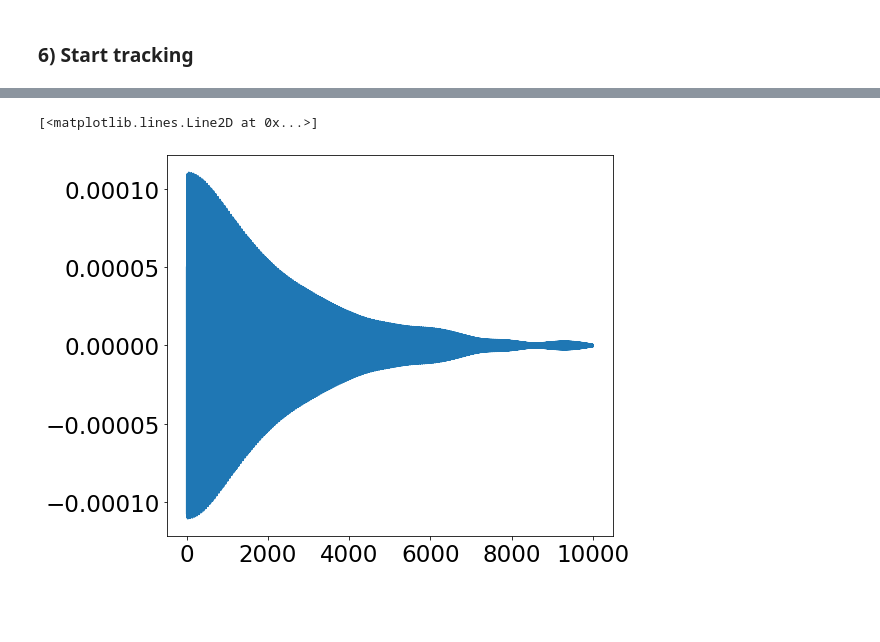
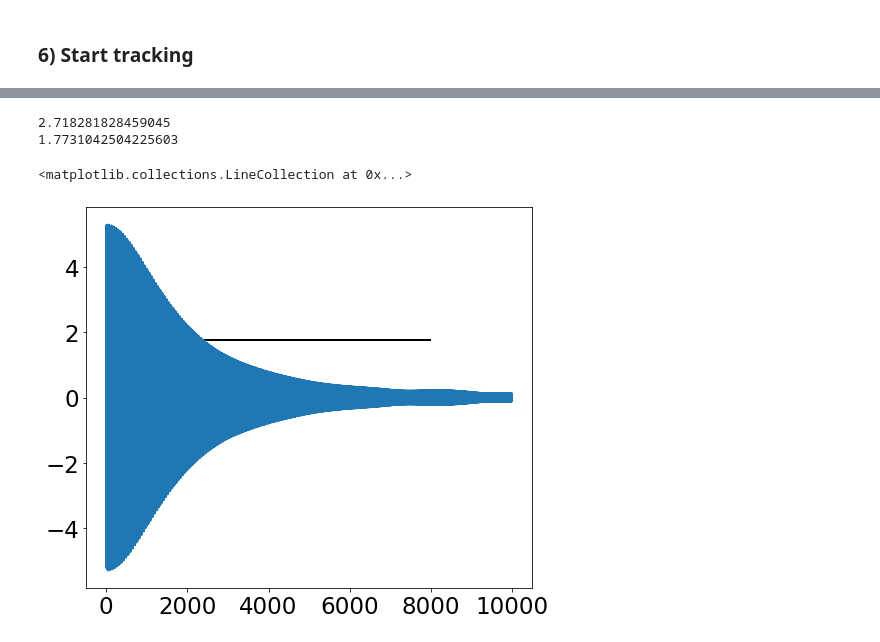
Before and after one commit to natriant/cc_rf_noise_pyheadtail, a Jupyter notebook: run_simulation/run_PyHEADTAIL_no_htcondor/impedance_studies/SPSheadtail_study_decoherence_time.ipynb, the cells around one changed output, grey strips where cells are left out. Saved outputs shown, nothing was run; the diff lists cells and outputs as text; code cells hidden in the pictures; blank space fills up the shorter version.

```diff
--- a/run_simulation/run_PyHEADTAIL_no_htcondor/impedance_studies/SPSheadtail_study_decoherence_time.ipynb
+++ b/run_simulation/run_PyHEADTAIL_no_htcondor/impedance_studies/SPSheadtail_study_decoherence_time.ipynb
@@ -395,8 +391,15 @@ Simulation time in seconds: 307.0423
-# %%
-plt.plot(meanY)
-# %% [output]
-[<matplotlib.lines.Line2D at 0x...>]
-[figure, removed]
+# %%
+plt.plot(meanY*1e4)
+from math import *
+print(e)
+decoh = meanY[0]/e
+print(decoh*1e4)
+plt.hlines(decoh*1e4, 0, 8000)
+# %% [output]
+2.718281828459045
+1.7731042504225603
+<matplotlib.collections.LineCollection at 0x...>
+[figure, added]
 # %%
 plt.plot(emitY)
 # %% [output]
```
Also changed, not shown: parts of 21 cells of this notebook, 6 other files.
